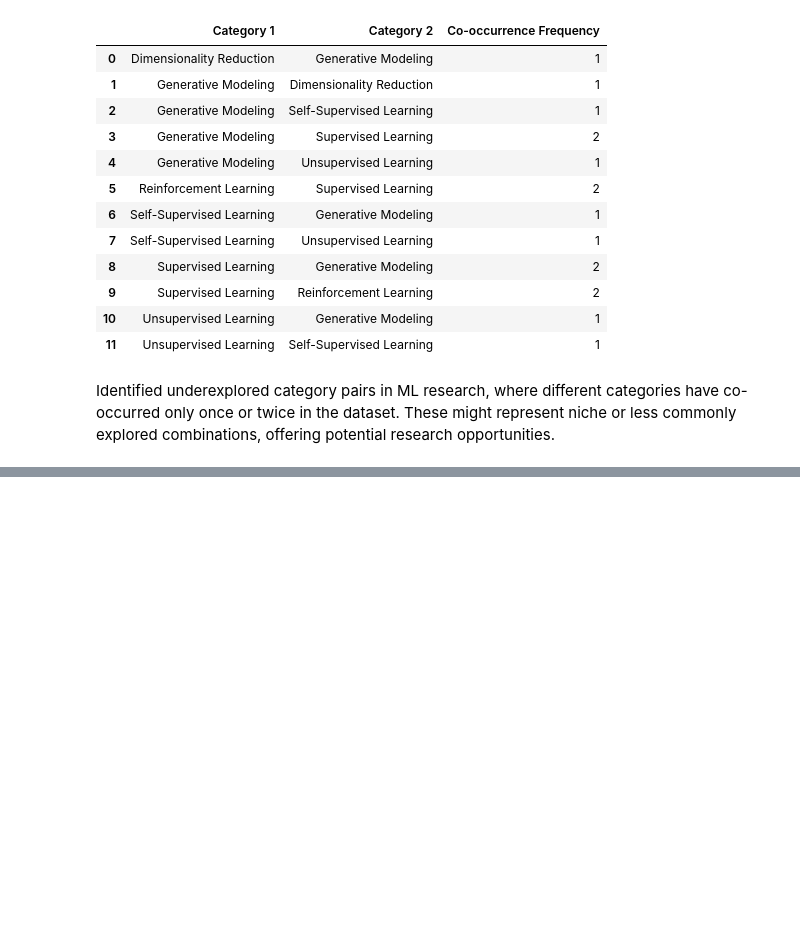
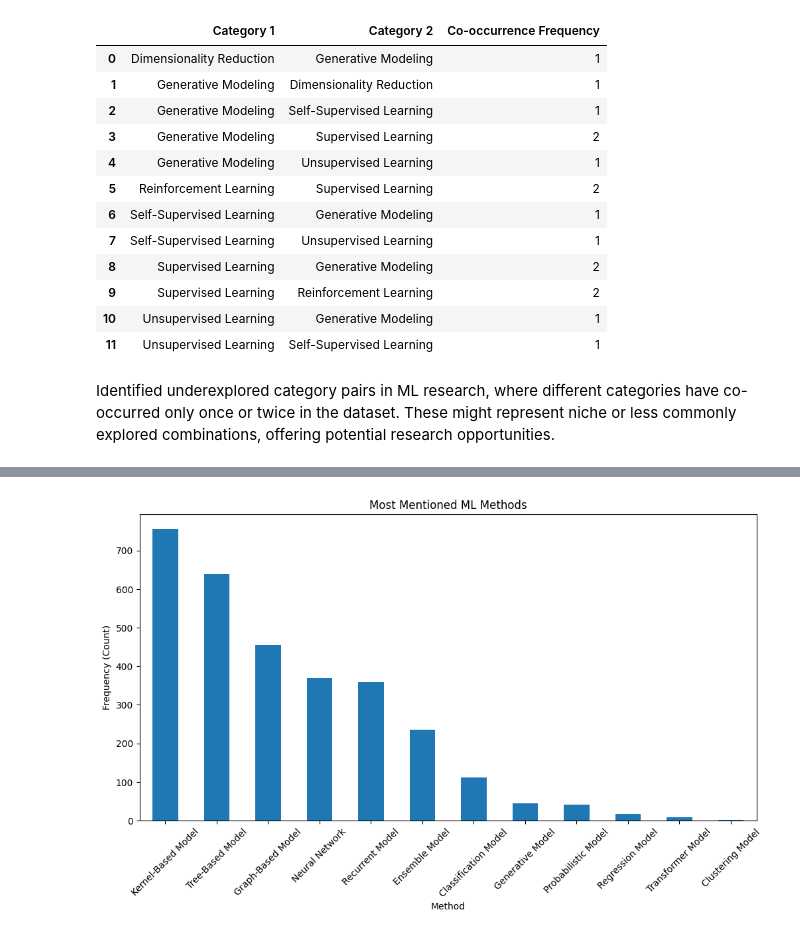
Before and after one commit to seyedrezamirkhani/ml-lncRNA, a Jupyter notebook: src/notebooks/part-03-finding-ML-methods-with-rules/12-analyse-search-results.ipynb, the cells around one changed output, grey strips where cells are left out. Saved outputs shown, nothing was run; the diff lists cells and outputs as text; code cells hidden in the pictures; blank space fills up the shorter version.

Commit message:
added ml models sectionl; still missing "Co-occurrence Analysis" and "GAP analysis"

```diff
--- a/src/notebooks/part-03-finding-ML-methods-with-rules/12-analyse-search-results.ipynb
+++ b/src/notebooks/part-03-finding-ML-methods-with-rules/12-analyse-search-results.ipynb
@@ -396,4 +399,13 @@ ml_method_results_df
 71 rows × 4 columns
 # %% [markdown]
 Plot frequency analysis
+# %%
+def plot_most_mentioned(df, title, xlabel):
+    plt.figure(figsize=(12, 6))
+    df.head(20).plot(kind="bar")
+    plt.title("Most Mentioned ML Methods")
+    plt.xlabel("Method")
+    plt.ylabel("Frequency (Count)")
+    plt.xticks(rotation=45)
+    plt.show()
 # %%
@@ -632,0 +642,2 @@ Identified underexplored category pairs in ML research, where different categori
+# %%
+ml_model_results_df = ml_results_df.query('classification == "ML Model"').drop(columns=['classification', 'ml_method_category'])
@@ -632,0 +660,7 @@ Identified underexplored category pairs in ML research, where different categori
+# %%
+# Aggregate the counts of ML terms
+ml_model_counts = ml_model_results_df.groupby('ml_model_category')['cnt'].sum().sort_values(ascending=False)
+
+plot_most_mentioned(df=ml_model_counts, title='Most Mentioned ML Models', xlabel='Model')
+# %% [output]
+[figure, added]
```
Also changed, not shown: parts of 22 cells of this notebook.
